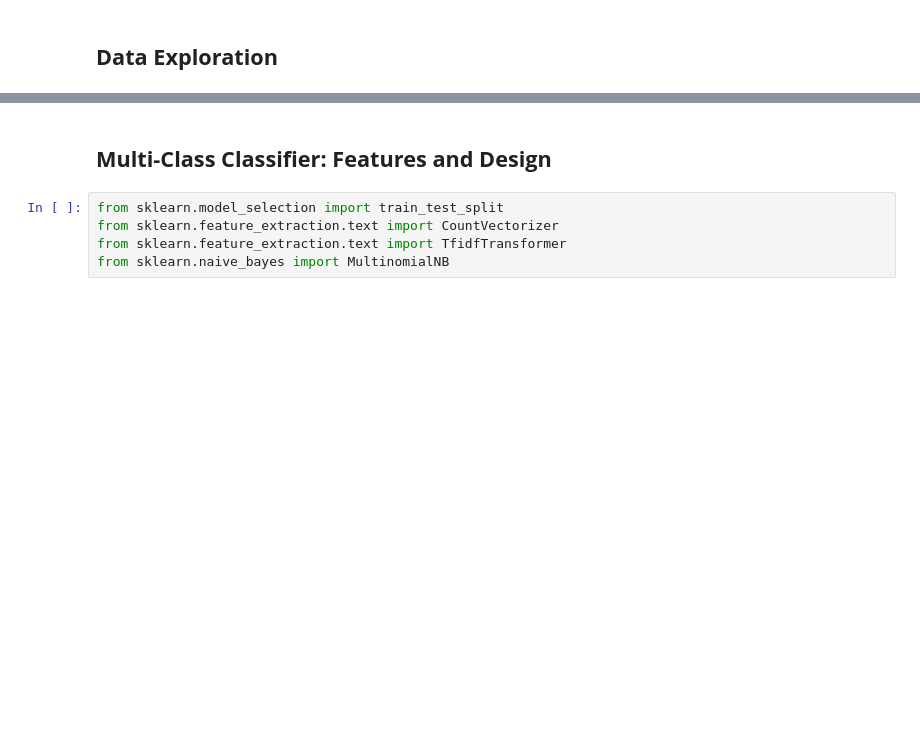
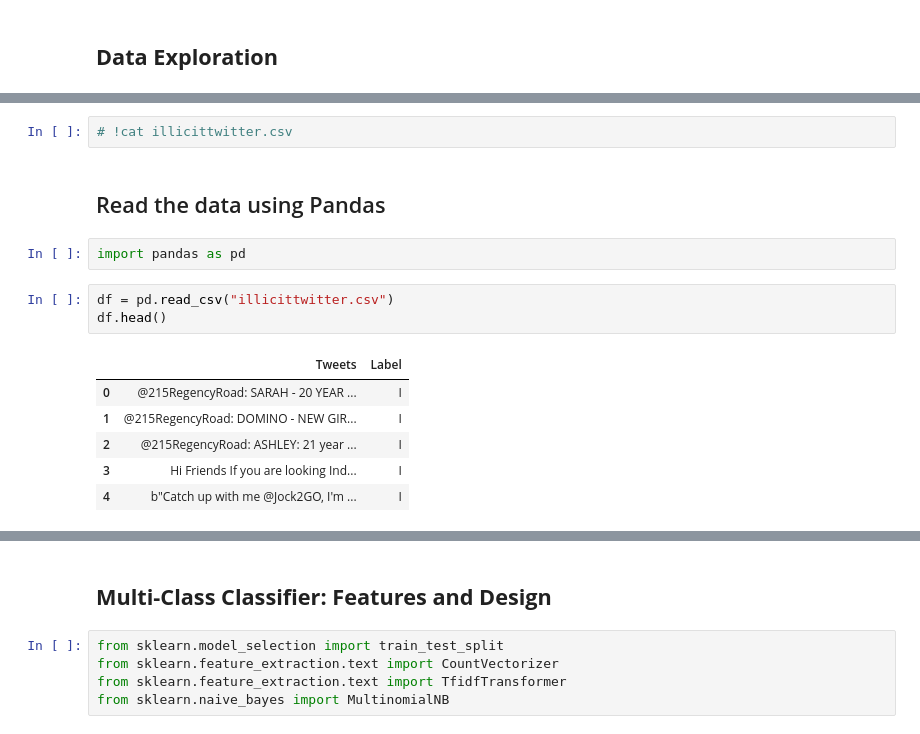
Before and after one commit to biranchi2018/School_of_AI_KL, a Jupyter notebook: TwitterTextAnalysis.ipynb, the cells around one changed output, grey strips where cells are left out. Cells and saved outputs as stored; diff of their text form; blank space fills up the shorter version.

```diff
--- a/TwitterTextAnalysis.ipynb
+++ b/TwitterTextAnalysis.ipynb
@@ -13,0 +10,16 @@ Saving illicittwitter.csv to illicittwitter (1).csv
+# %%
+# !cat illicittwitter.csv
+# %% [markdown]
+## Read the data using Pandas
+# %%
+import pandas as pd
+# %%
+df = pd.read_csv("illicittwitter.csv")
+df.head()
+# %% [output]
+|  | Tweets | Label |
+| 0 | @215RegencyRoad: SARAH - 20 YEAR ... | I |
+| 1 | @215RegencyRoad: DOMINO - NEW GIR... | I |
+| 2 | @215RegencyRoad: ASHLEY: 21 year ... | I |
+| 3 | Hi Friends If you are looking Ind... | I |
+| 4 | b"Catch up with me @Jock2GO, I'm ... | I |
```
Also changed, not shown: parts of 31 cells of this notebook.
